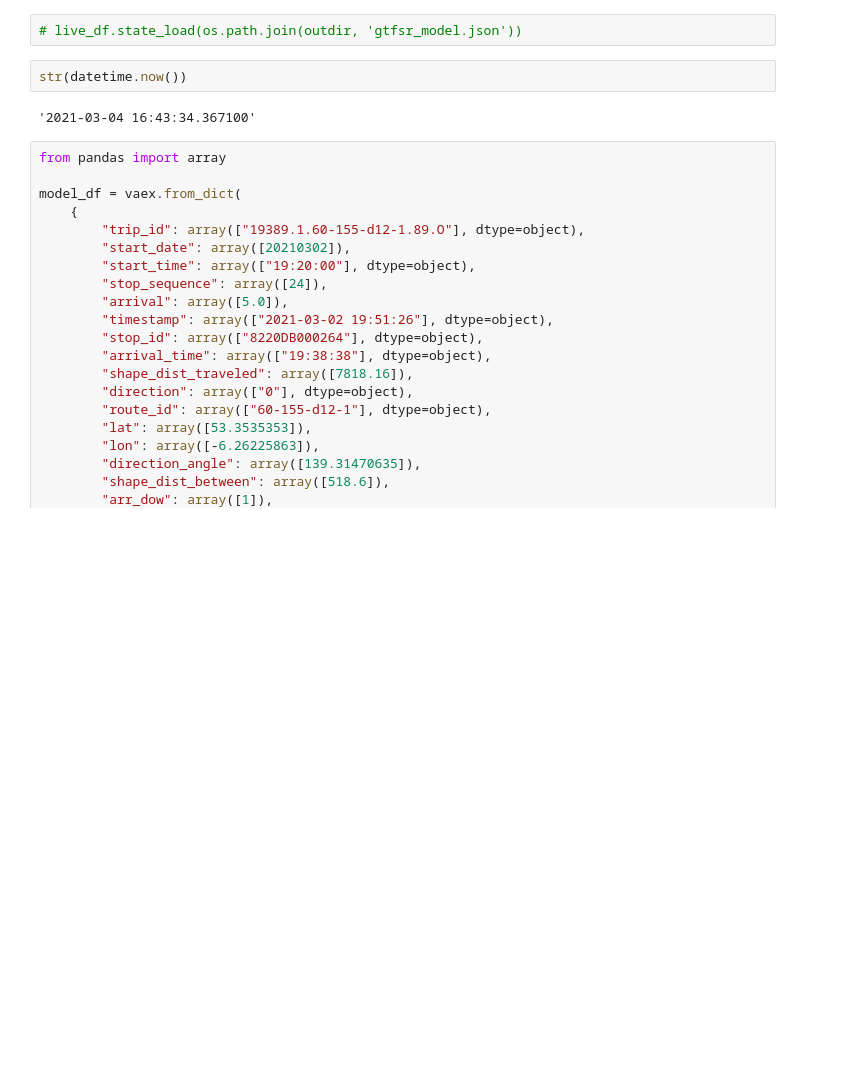
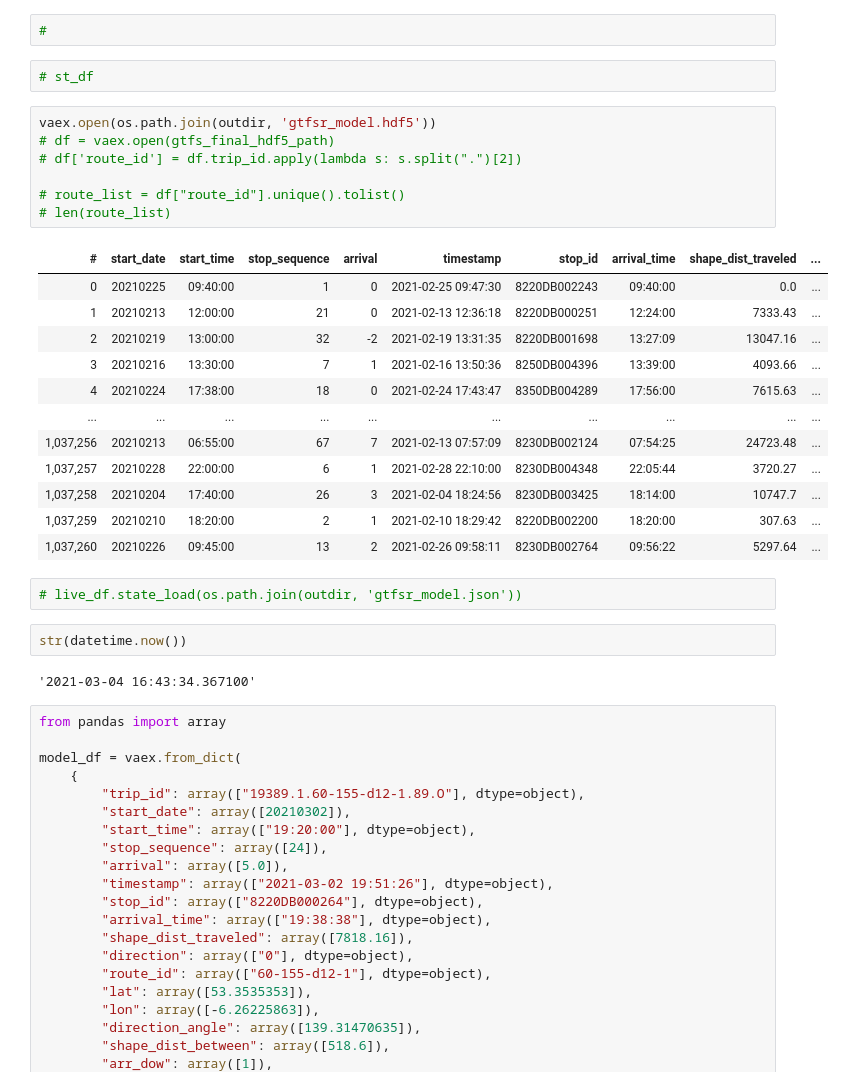
Before and after one commit to Drakodav/backend_d-dub, a Jupyter notebook: ml/processing/notebooks/gtfsr_deploy.ipynb, the cells around one changed output. Cells and saved outputs as stored; diff of their text form; blank space fills up the shorter version.

```diff
--- a/ml/processing/notebooks/gtfsr_deploy.ipynb
+++ b/ml/processing/notebooks/gtfsr_deploy.ipynb
@@ -57,3 +275,27 @@ live_df
+# %%
+#
+# %%
+# st_df
+# %%
+vaex.open(os.path.join(outdir, 'gtfsr_model.hdf5'))
+# df = vaex.open(gtfs_final_hdf5_path)
+# df['route_id'] = df.trip_id.apply(lambda s: s.split(".")[2])
+
+# route_list = df["route_id"].unique().tolist()
+# len(route_list)
+# %% [output]
+| # | start_date | start_time | stop_sequence | arrival | timestamp | stop_id | arrival_time | shape_dist_traveled | ... |
+| 0 | 20210225 | 09:40:00 | 1 | 0 | 2021-02-25 09:47:30 | 8220DB002243 | 09:40:00 | 0.0 | ... |
+| 1 | 20210213 | 12:00:00 | 21 | 0 | 2021-02-13 12:36:18 | 8220DB000251 | 12:24:00 | 7333.43 | ... |
+| 2 | 20210219 | 13:00:00 | 32 | -2 | 2021-02-19 13:31:35 | 8220DB001698 | 13:27:09 | 13047.16 | ... |
+| 3 | 20210216 | 13:30:00 | 7 | 1 | 2021-02-16 13:50:36 | 8250DB004396 | 13:39:00 | 4093.66 | ... |
+| 4 | 20210224 | 17:38:00 | 18 | 0 | 2021-02-24 17:43:47 | 8350DB004289 | 17:56:00 | 7615.63 | ... |
+| ... | ... | ... | ... | ... | ... | ... | ... | ... | ... |
+| 1,037,256 | 20210213 | 06:55:00 | 67 | 7 | 2021-02-13 07:57:09 | 8230DB002124 | 07:54:25 | 24723.48 | ... |
+| 1,037,257 | 20210228 | 22:00:00 | 6 | 1 | 2021-02-28 22:10:00 | 8230DB004348 | 22:05:44 | 3720.27 | ... |
+| 1,037,258 | 20210204 | 17:40:00 | 26 | 3 | 2021-02-04 18:24:56 | 8230DB003425 | 18:14:00 | 10747.7 | ... |
+| 1,037,259 | 20210210 | 18:20:00 | 2 | 1 | 2021-02-10 18:29:42 | 8220DB002200 | 18:20:00 | 307.63 | ... |
+| 1,037,260 | 20210226 | 09:45:00 | 13 | 2 | 2021-02-26 09:58:11 | 8230DB002764 | 09:56:22 | 5297.64 | ... |
 # %%
 # live_df.state_load(os.path.join(outdir, 'gtfsr_model.json'))
 # %%
```
Also changed, not shown: parts of 22 cells of this notebook, 6 other files.
